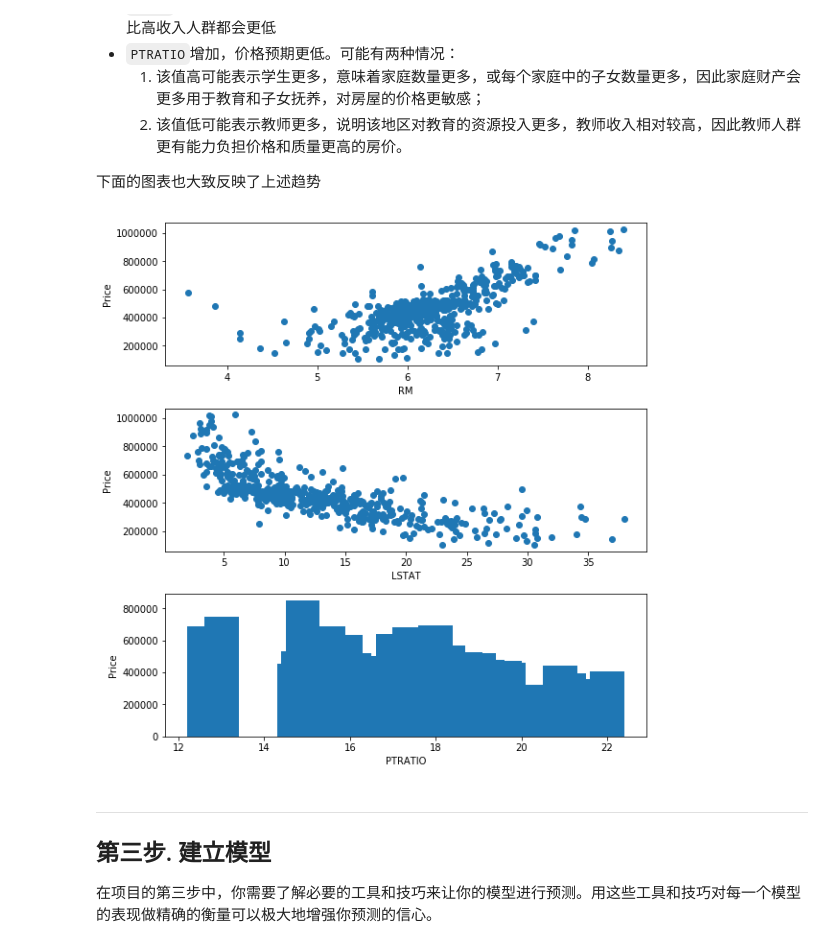
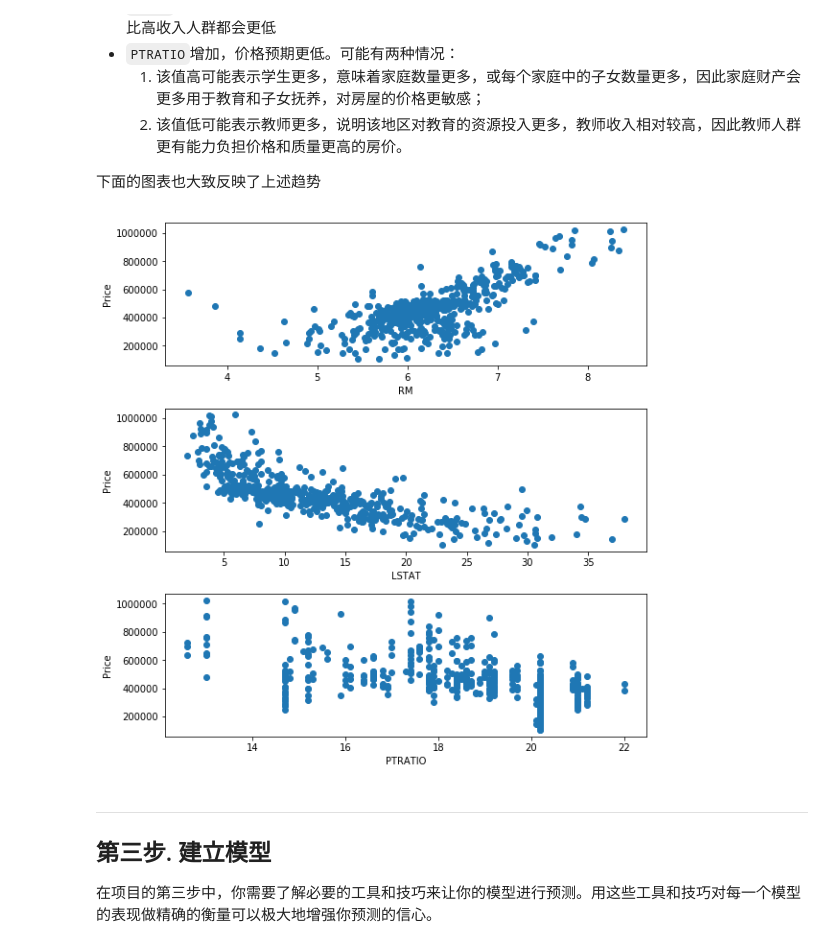
Before and after one commit to wizcas/ML-Uda-P1-Boston, a Jupyter notebook: submission/boston_housing.ipynb, the cells around one changed output. Cells and saved outputs as stored; diff of their text form; code cells hidden in the pictures.

```diff
--- a/submission/boston_housing.ipynb
+++ b/submission/boston_housing.ipynb
@@ -113,22 +113,22 @@ _凭直觉，上述三个特征中对每一个来说，你认为增大该特征
 # %%
 import matplotlib.pyplot as plt
 
 fig, axs = plt.subplots(3, 1, constrained_layout=True, figsize=(8,8))
 axs[0].scatter(features['RM'], prices)
 axs[0].set_xlabel('RM')
 axs[0].set_ylabel('Price')
 axs[1].scatter(features['LSTAT'], prices)
 axs[1].set_xlabel('LSTAT')
 axs[1].set_ylabel('Price')
-ptratio_grps = pd.DataFrame(data).groupby('PTRATIO')['MEDV'].mean()
-axs[2].bar(ptratio_grps.index, ptratio_grps)
-# axs[2].bar(features['PTRATIO'], prices)
+axs[2].scatter(features['PTRATIO'], prices)
+# ptratio_grps = pd.DataFrame(data).groupby('PTRATIO')['MEDV'].mean()
+# axs[2].bar(ptratio_grps.index, ptratio_grps)
 axs[2].set_xlabel('PTRATIO')
 axs[2].set_ylabel('Price')
 
 plt.show()
 # %% [output]
-[figure, old version]
+[figure, new version]
 # %% [markdown]
 ---
 ## 第三步. 建立模型
```
Also changed, not shown: parts of 7 cells of this notebook, 1 other file.
